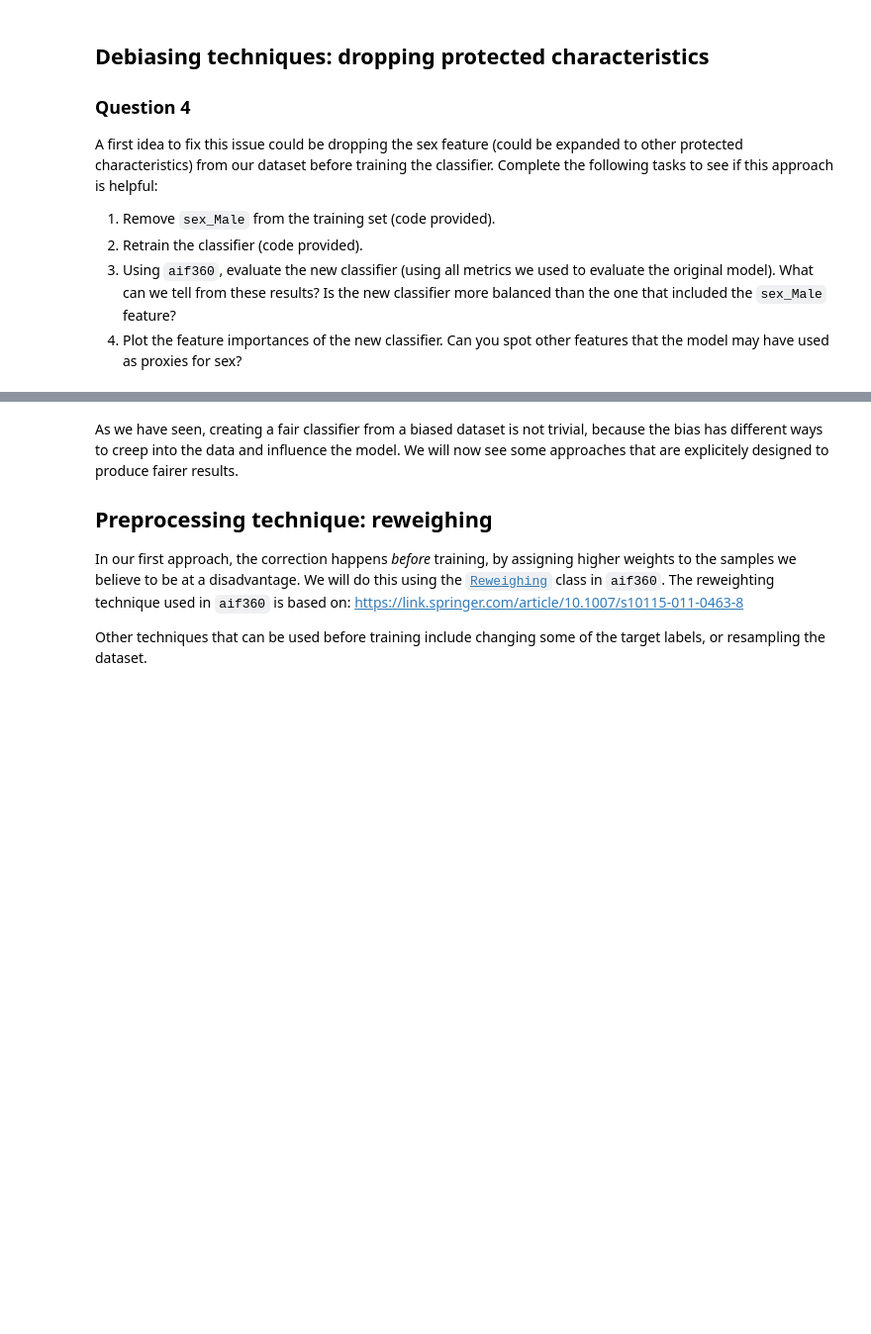
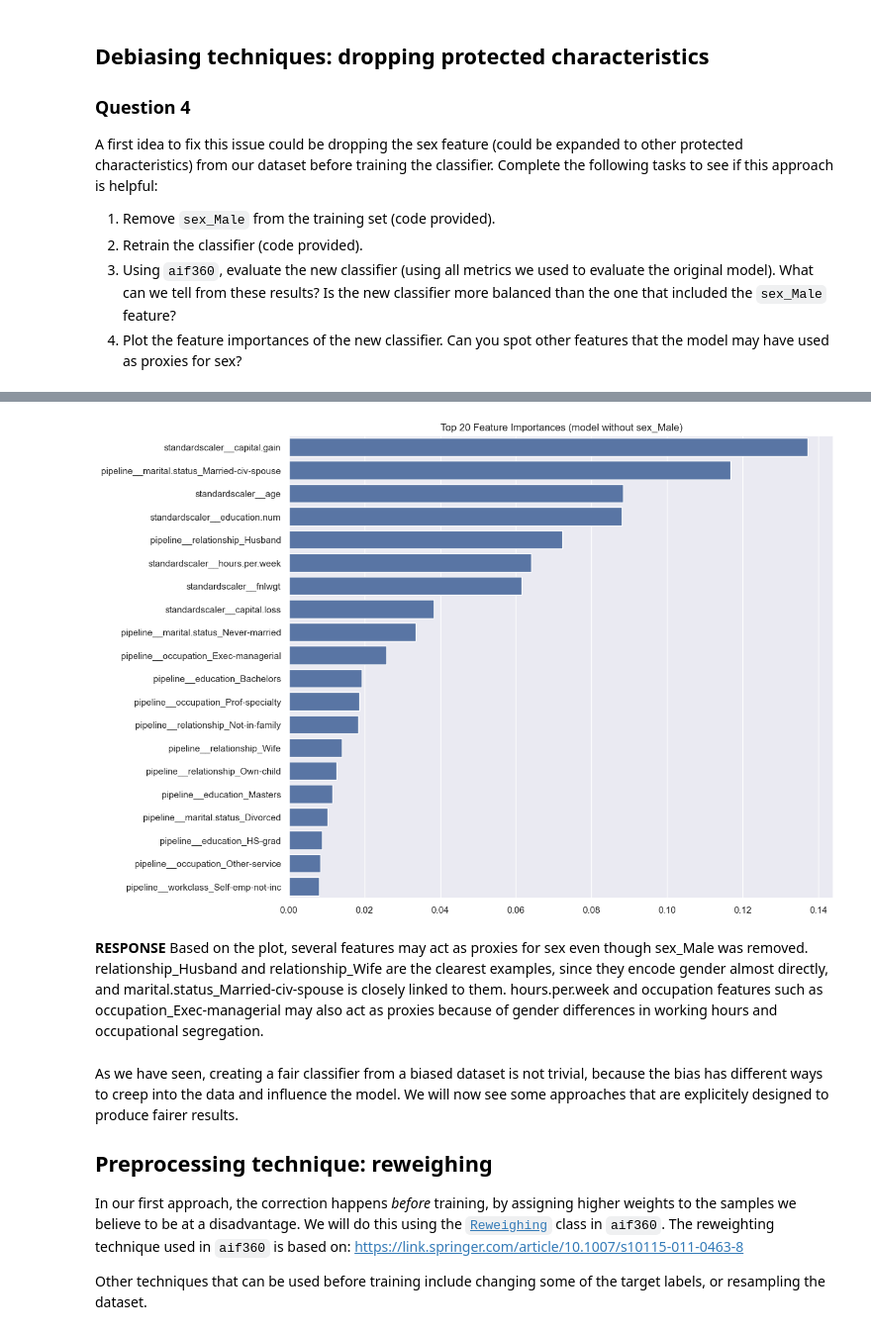
Before and after one commit to renata-liu/dsci-430, a Jupyter notebook: assignment-4/Module4aif360.ipynb, the cells around one changed output, grey strips where cells are left out. Shown at 99% size. Drawn from its saved outputs; the diff is of its cells as text; code cells hidden in the pictures; blank space fills up the shorter version.

```diff
--- a/assignment-4/Module4aif360.ipynb
+++ b/assignment-4/Module4aif360.ipynb
@@ -399,3 +449,10 @@ X_train_df_drop = X_train_df.drop(columns='sex_Male')
 # %%
 # Re-training classifier without sex_Male
 clf_drop = RandomForestClassifier(random_state=0, max_depth = 19, n_estimators = 100).fit(X_train_df_drop, y_train)
+# %%
+# 2. Retrain without sex_Male (on NUMERIC labels)
+X_train_df_drop = X_train_df.drop(columns="sex_Male")
+X_test_df_drop = X_test_df.drop(columns="sex_Male")
+
+clf_drop = RandomForestClassifier(random_state=0, max_depth=19, n_estimators=100)
+clf_drop.fit(X_train_df_drop, y_train_num)
@@ -402,3 +511,25 @@ clf_drop = RandomForestClassifier(random_state=0, max_depth = 19, n_estimators =
+# %%
+feature_importances = clf_drop.feature_importances_
+
+# Feature names from the column transformer, with sex_Male removed
+# (the new model was trained without it, so the lengths must match)
+all_names = ct.get_feature_names_out()
+feature_names_drop = all_names[~np.char.endswith(all_names.astype(str), "sex_Male")]
+
+# Sort the feature importances from greatest to least using the sorted indices
+sorted_indices = feature_importances.argsort()[::-1]
+sorted_feature_names = feature_names_drop[sorted_indices]
+sorted_importances = feature_importances[sorted_indices]
+
+# Create a bar plot of the feature importances
+sns.set(rc={'figure.figsize': (11.7, 10)})
+sns.barplot(x=sorted_importances[0:20], y=sorted_feature_names[0:20])  # Showing only top 20 features
+plt.title("Top 20 Feature Importances (model without sex_Male)")
+plt.show()
+# %% [output]
+[figure, added]
+# %% [markdown]
+**RESPONSE** Based on the plot, several features may act as proxies for sex even though sex_Male was removed. relationship_Husband and relationship_Wife are the clearest examples, since they encode gender almost directly, and marital.status_Married-civ-spouse is closely linked to them. hours.per.week and occupation features such as occupation_Exec-managerial may also act as proxies because of gender differences in working hours and occupational segregation.
 # %% [markdown]
 As we have seen, creating a fair classifier from a biased dataset is not trivial, because the bias has different ways to creep into the data and influence the model. We will now see some approaches that are explicitely designed to produce fairer results.
 
```
Also changed, not shown: parts of 15 cells of this notebook.
